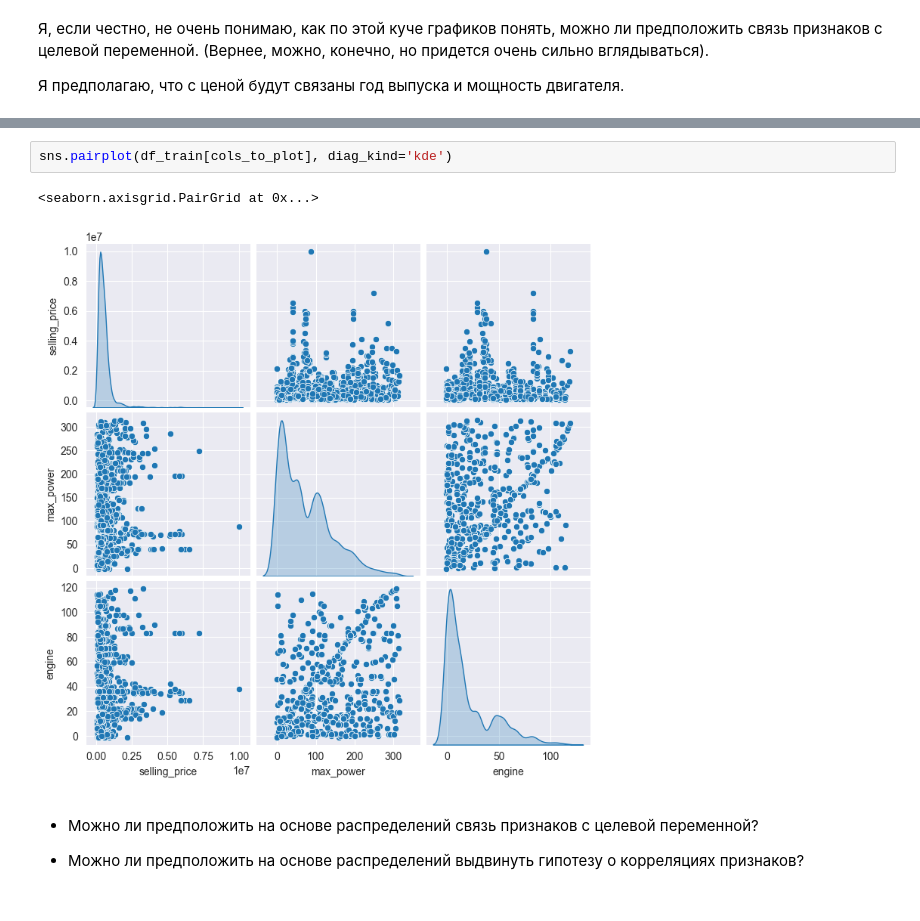
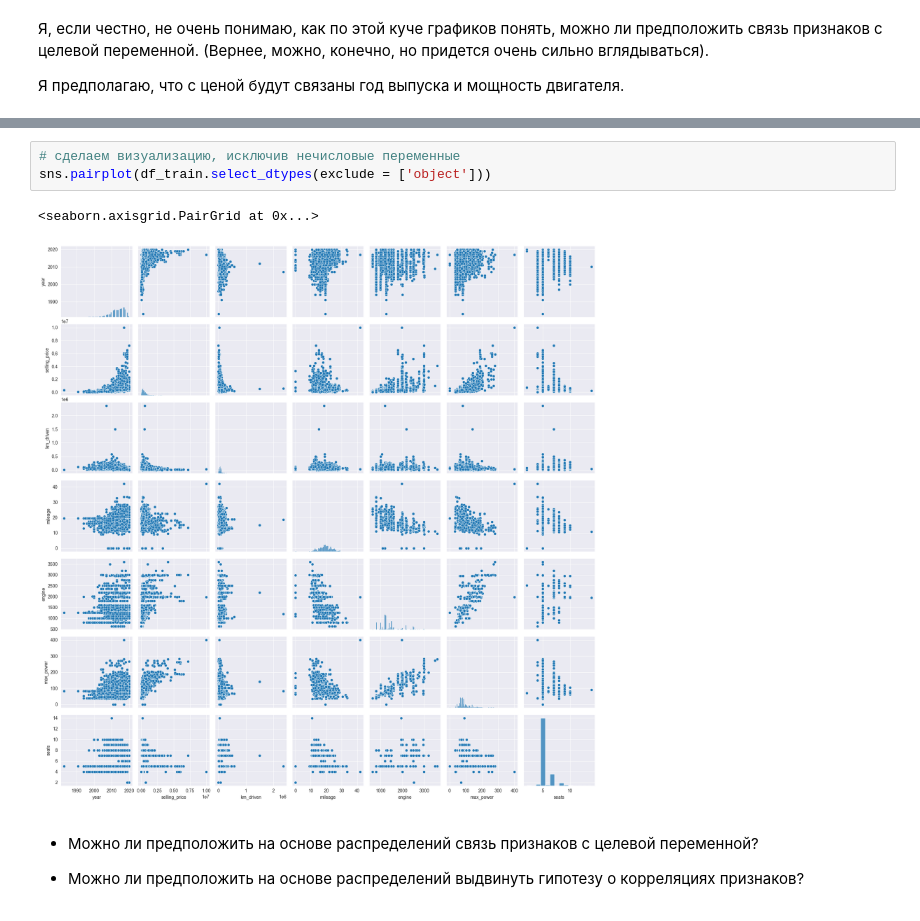
Before and after one commit to mdzharakhovich/PythonDataAnalysis, a Jupyter notebook: Zharakhovich_HW_2_Regression.ipynb, the cells around one changed output, grey strips where cells are left out. Drawn from its saved outputs; the diff is of its cells as text.

```diff
--- a/Zharakhovich_HW_2_Regression.ipynb
+++ b/Zharakhovich_HW_2_Regression.ipynb
@@ -488,8 +431,9 @@ sns.pairplot(df_train[cols_to_plot])
-# %%
-sns.pairplot(df_train[cols_to_plot], diag_kind='kde')
-# %% [output]
-<seaborn.axisgrid.PairGrid at 0x...>
-[figure, removed]
+# %%
+# сделаем визуализацию, исключив нечисловые переменные
+sns.pairplot(df_train.select_dtypes(exclude = ['object']))
+# %% [output]
+<seaborn.axisgrid.PairGrid at 0x...>
+[figure, added]
 # %% [markdown]
  - Можно ли предположить на основе распределений связь признаков с целевой переменной?
 
```
Also changed, not shown: parts of 47 cells of this notebook.
